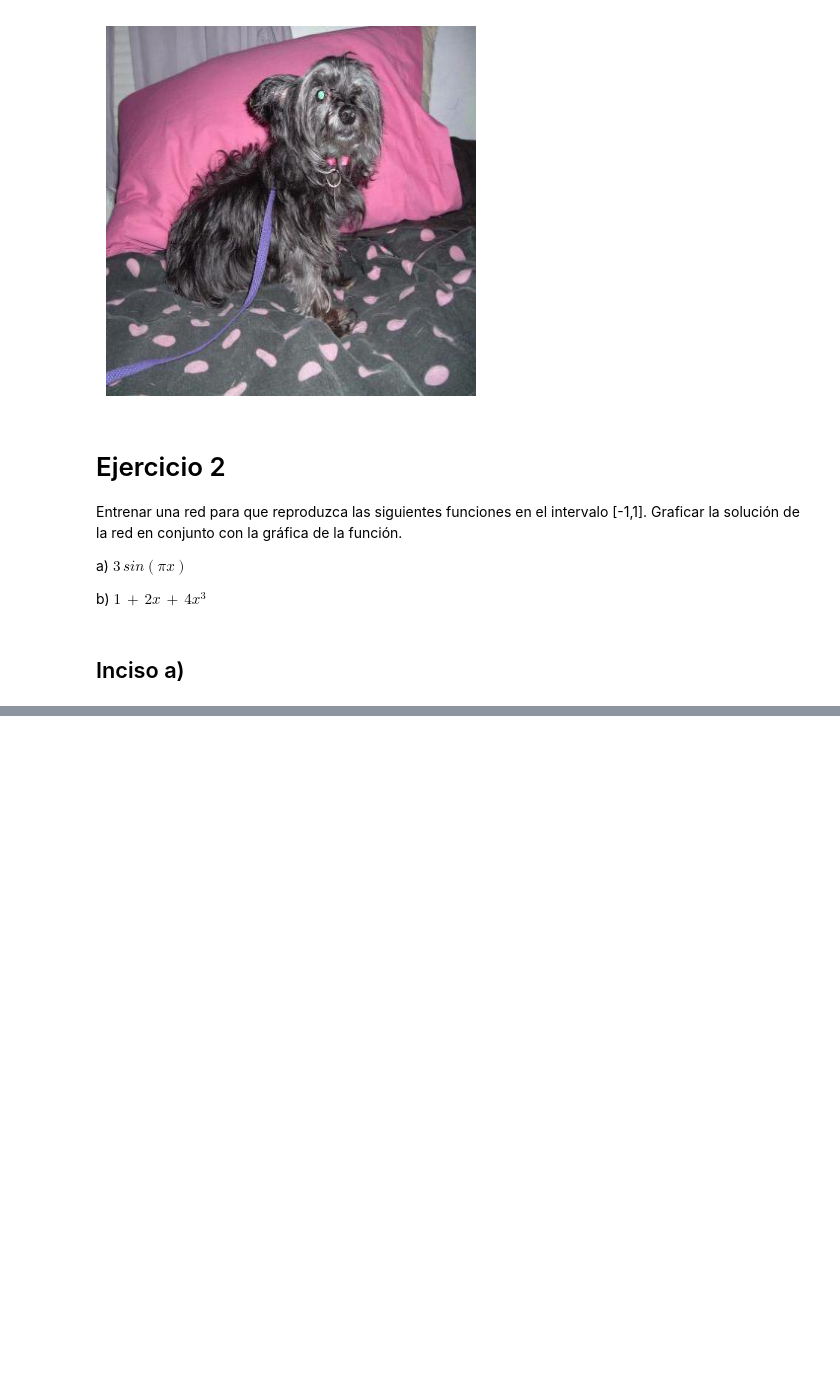
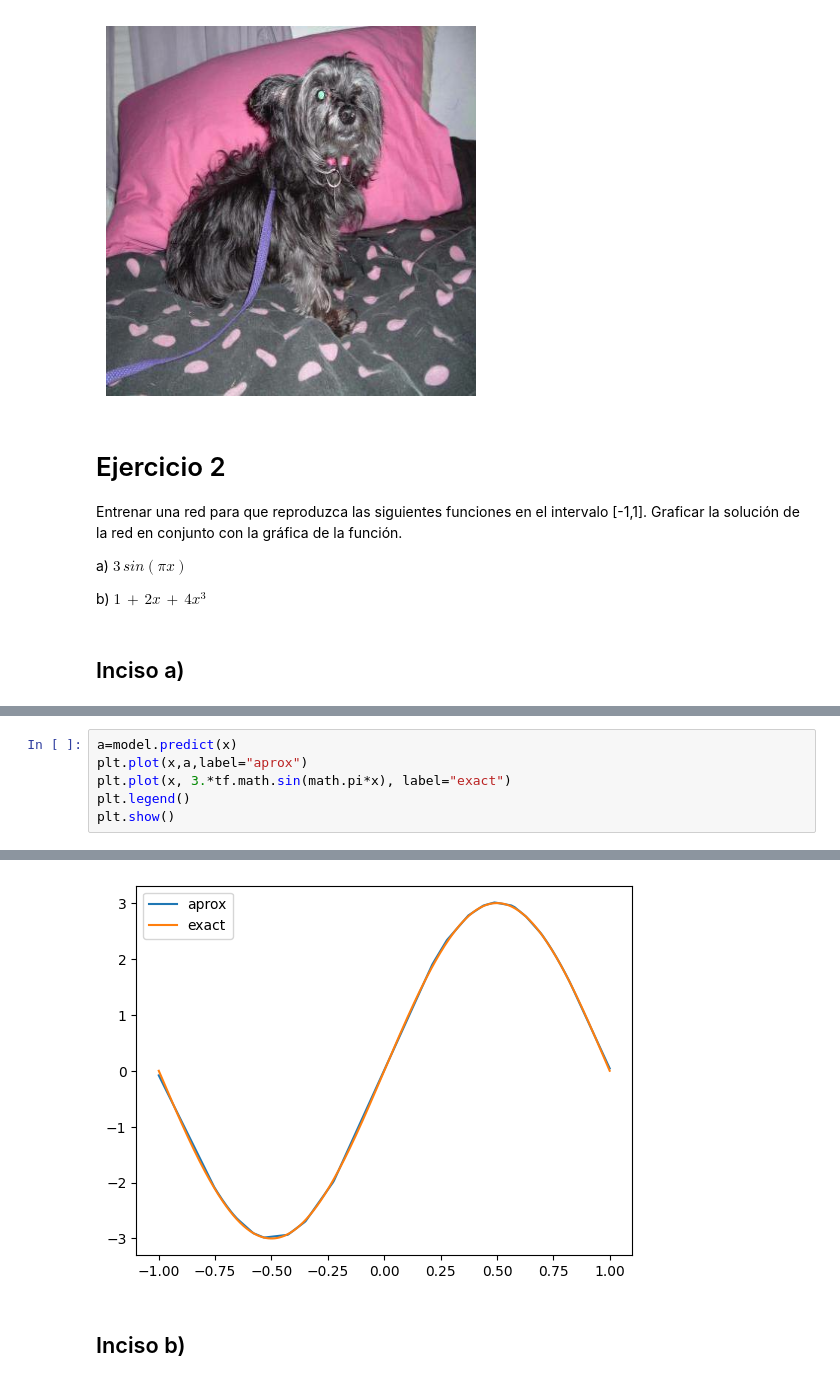
Before and after one commit to Alberto-Pedraza/Tarea5rna, a Jupyter notebook: Tarea5AlbertoP.ipynb, the cells around one changed output, grey strips where cells are left out. Saved outputs shown, nothing was run; the diff lists cells and outputs as text; blank space fills up the shorter version.

```diff
--- a/Tarea5AlbertoP.ipynb
+++ b/Tarea5AlbertoP.ipynb
@@ -210,0 +275,7 @@ b) $1\,+\, 2x\, +\, 4x^3$
+# %%
+a=model.predict(x)
+plt.plot(x,a,label="aprox")
+plt.plot(x, 3.*tf.math.sin(math.pi*x), label="exact")
+plt.legend()
+plt.show()
+# %% [output]
@@ -210,0 +283,3 @@ b) $1\,+\, 2x\, +\, 4x^3$
+[figure, added]
+# %% [markdown]
+## Inciso b)
```
Also changed, not shown: parts of 10 cells of this notebook.
